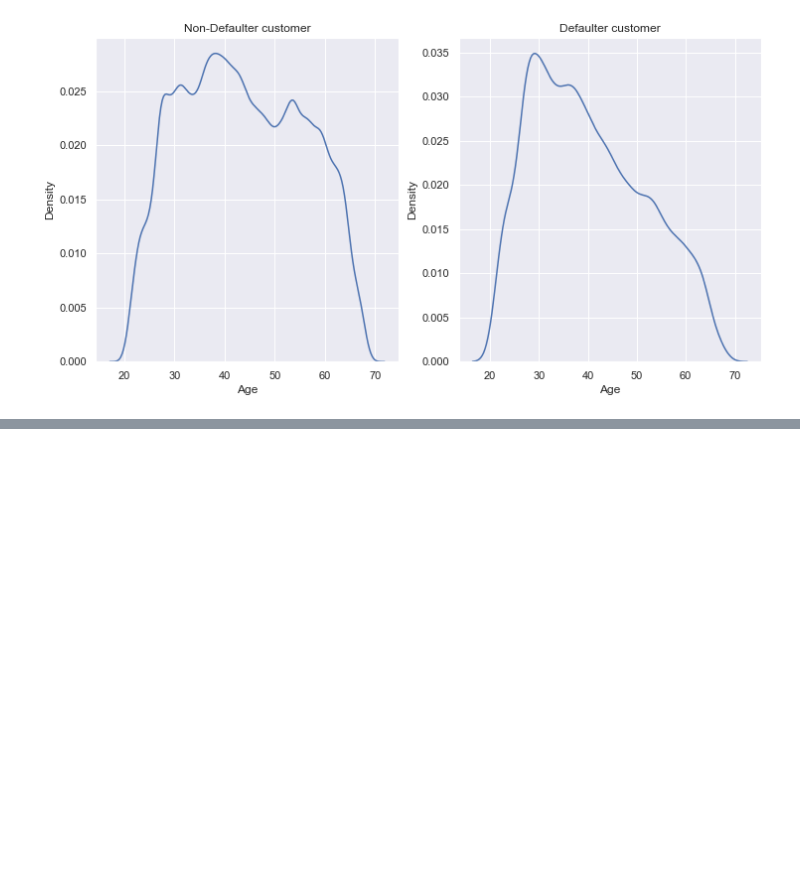
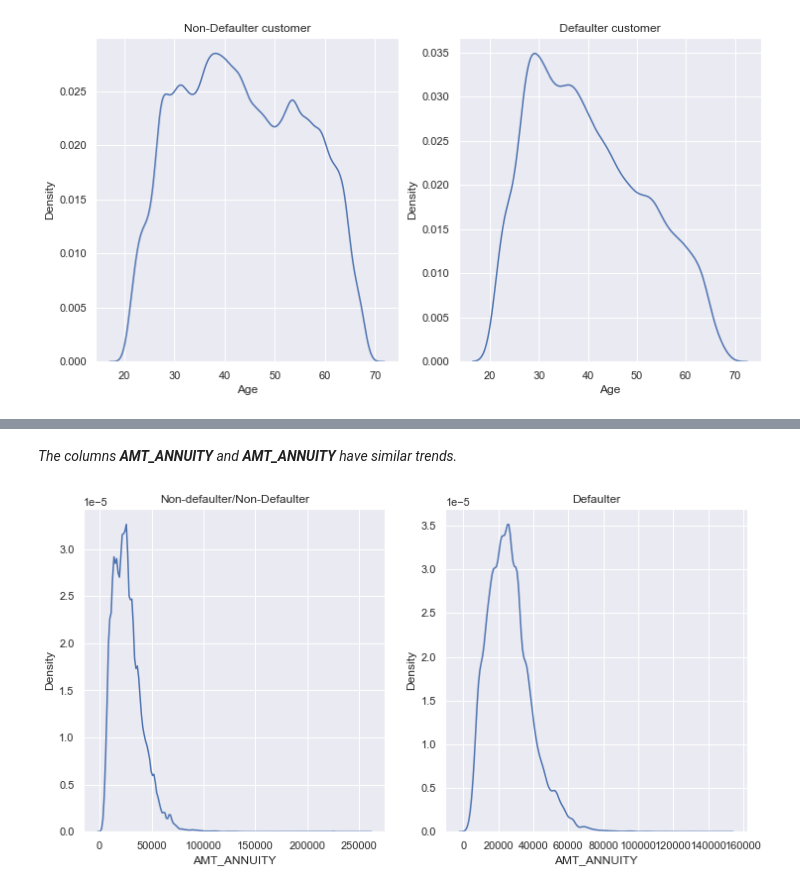
Before and after one commit to vivekkum-ar/Credit-appraisal-Banking-EDA, a Jupyter notebook: Bank Credit Appraisal EDA.ipynb, the cells around one changed output, grey strips where cells are left out. Saved outputs shown, nothing was run; the diff lists cells and outputs as text; code cells hidden in the pictures; blank space fills up the shorter version.

```diff
--- a/Bank Credit Appraisal EDA.ipynb
+++ b/Bank Credit Appraisal EDA.ipynb
@@ -940,0 +948,11 @@ plt.show()
+# %% [markdown]
+<i>The columns <b>AMT_ANNUITY</b> and <b>AMT_ANNUITY</b> have similar trends.</i>
+# %%
+fig = plt.figure(figsize=(12,6))
+axis1 = fig.add_subplot(1, 2, 1, title="Non-defaulter/Non-Defaulter")
+axis2 = fig.add_subplot(1, 2, 2, title="Defaulter")
+sns.kdeplot(df_curr_application[df_curr_application["TARGET"] == 0]['AMT_ANNUITY'], ax=axis1)
+sns.kdeplot(df_curr_application[df_curr_application["TARGET"] == 1]['AMT_ANNUITY'], ax=axis2)
+plt.show()
+# %% [output]
+[figure, added]
```
Also changed, not shown: parts of 10 cells of this notebook.
